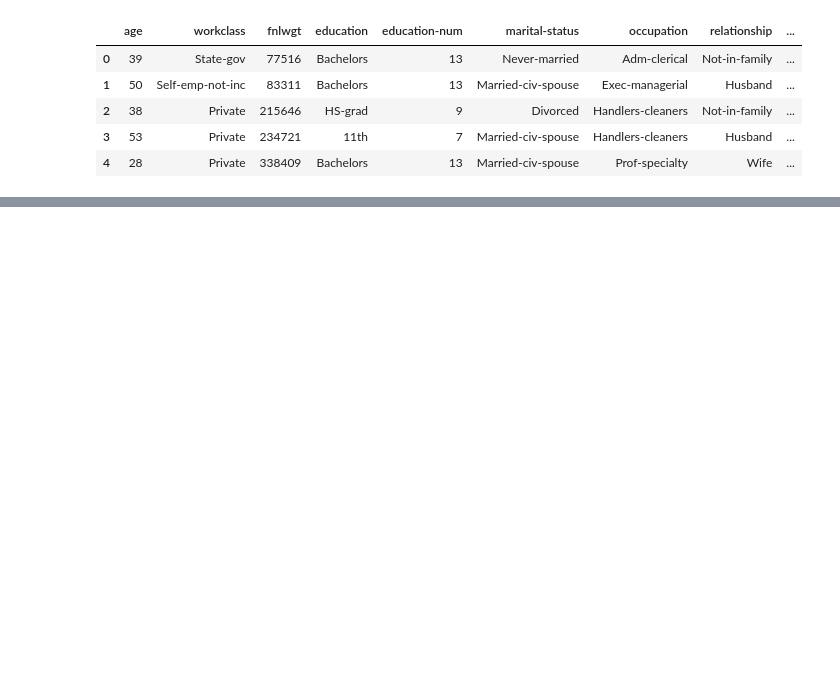
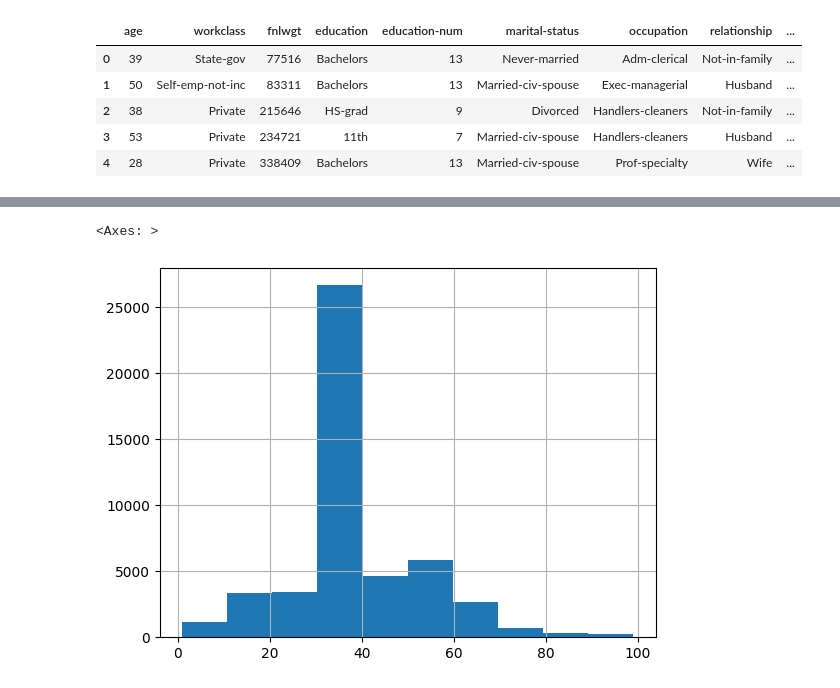
Before and after one commit to ccjaviers777/ean_material_ml, a Jupyter notebook: Cuadernos/Proyecto_Supervisado.ipynb, the cells around one changed output, grey strips where cells are left out. Drawn from its saved outputs; the diff is of its cells as text; code cells hidden in the pictures; blank space fills up the shorter version.

```diff
--- a/Cuadernos/Proyecto_Supervisado.ipynb
+++ b/Cuadernos/Proyecto_Supervisado.ipynb
@@ -40,0 +145,7 @@ adult.head()
+# %%
+## Hacemos un boxplot de hours-per-week
+
+adult['hours-per-week'].hist()
+# %% [output]
+<Axes: >
+[figure, added]
```
Also changed, not shown: parts of 8 cells of this notebook.
